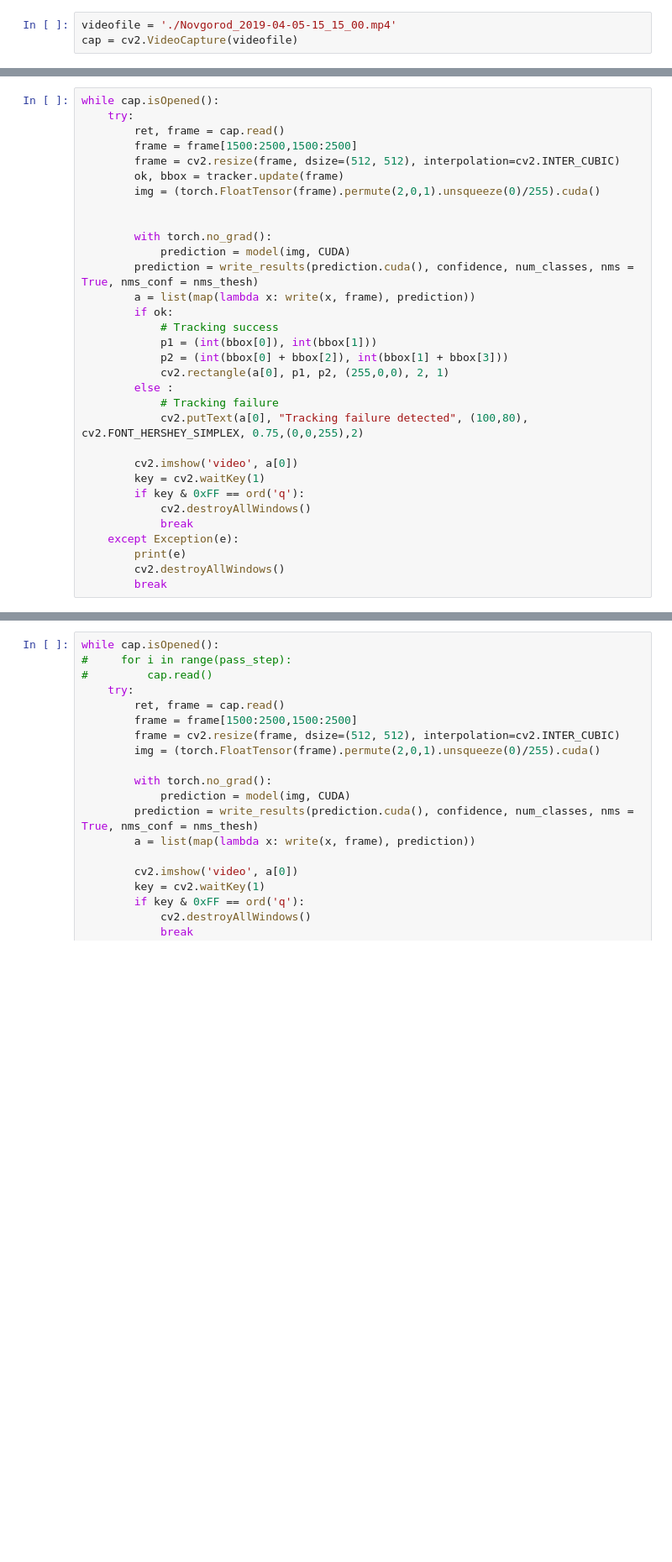
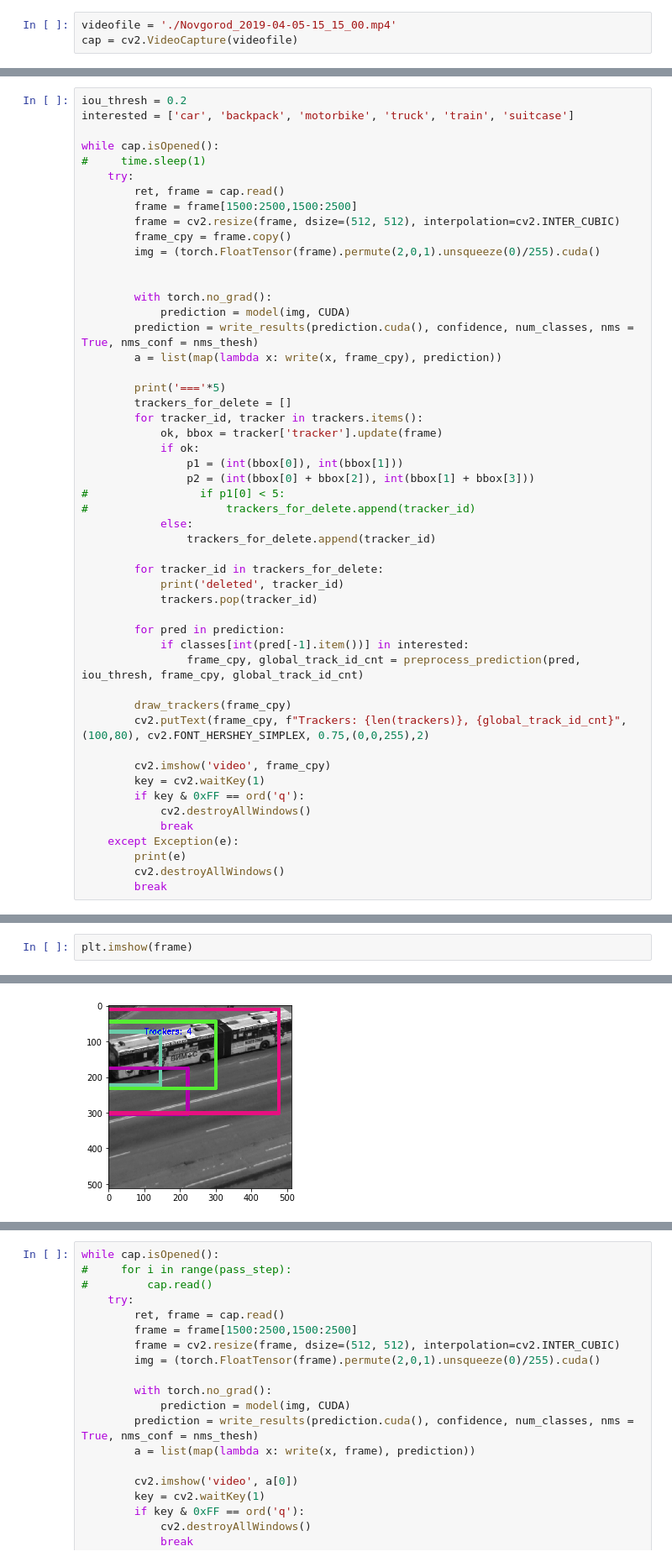
Before and after one commit to 7rick03ligh7/IBM_Smart_View, a Jupyter notebook: Solution.ipynb, the cells around one changed output, grey strips where cells are left out. Shown at 84% size. Saved outputs shown, nothing was run; the diff lists cells and outputs as text; blank space fills up the shorter version.

```diff
--- a/Solution.ipynb
+++ b/Solution.ipynb
@@ -143,27 +231,46 @@ plt.imshow(frame)
 # %%
+iou_thresh = 0.2
+interested = ['car', 'backpack', 'motorbike', 'truck', 'train', 'suitcase']
+
 while cap.isOpened():
+#     time.sleep(1)
     try:
         ret, frame = cap.read()
         frame = frame[1500:2500,1500:2500]
         frame = cv2.resize(frame, dsize=(512, 512), interpolation=cv2.INTER_CUBIC)
-        ok, bbox = tracker.update(frame)
+        frame_cpy = frame.copy()
         img = (torch.FloatTensor(frame).permute(2,0,1).unsqueeze(0)/255).cuda()
 
 
         with torch.no_grad():
             prediction = model(img, CUDA)
         prediction = write_results(prediction.cuda(), confidence, num_classes, nms = True, nms_conf = nms_thesh)
-        a = list(map(lambda x: write(x, frame), prediction))
-        if ok:
-            # Tracking success
-            p1 = (int(bbox[0]), int(bbox[1]))
-            p2 = (int(bbox[0] + bbox[2]), int(bbox[1] + bbox[3]))
-            cv2.rectangle(a[0], p1, p2, (255,0,0), 2, 1)
-        else :
-            # Tracking failure
-            cv2.putText(a[0], "Tracking failure detected", (100,80), cv2.FONT_HERSHEY_SIMPLEX, 0.75,(0,0,255),2)
+        a = list(map(lambda x: write(x, frame_cpy), prediction))
 
-        cv2.imshow('video', a[0])
+        print('==='*5)
+        trackers_for_delete = []
+        for tracker_id, tracker in trackers.items():
+            ok, bbox = tracker['tracker'].update(frame)
+            if ok:
+                p1 = (int(bbox[0]), int(bbox[1]))
+                p2 = (int(bbox[0] + bbox[2]), int(bbox[1] + bbox[3]))
+#                 if p1[0] < 5:
+#                     trackers_for_delete.append(tracker_id)
+            else:
+                trackers_for_delete.append(tracker_id)
+
+        for tracker_id in trackers_for_delete:
+            print('deleted', tracker_id)
+            trackers.pop(tracker_id)
+
+        for pred in prediction:
+            if classes[int(pred[-1].item())] in interested:
+                frame_cpy, global_track_id_cnt = preprocess_prediction(pred, iou_thresh, frame_cpy, global_track_id_cnt)
+
+        draw_trackers(frame_cpy)
+        cv2.putText(frame_cpy, f"Trackers: {len(trackers)}, {global_track_id_cnt}", (100,80), cv2.FONT_HERSHEY_SIMPLEX, 0.75,(0,0,255),2)
+
+        cv2.imshow('video', frame_cpy)
         key = cv2.waitKey(1)
         if key & 0xFF == ord('q'):
             cv2.destroyAllWindows()
@@ -174,0 +308,3 @@ while cap.isOpened():
+# %%
+plt.imshow(frame)
+# %% [output]
@@ -174,0 +312 @@ while cap.isOpened():
+[figure, added]
```
Also changed, not shown: parts of 18 cells of this notebook, 1 other file.
